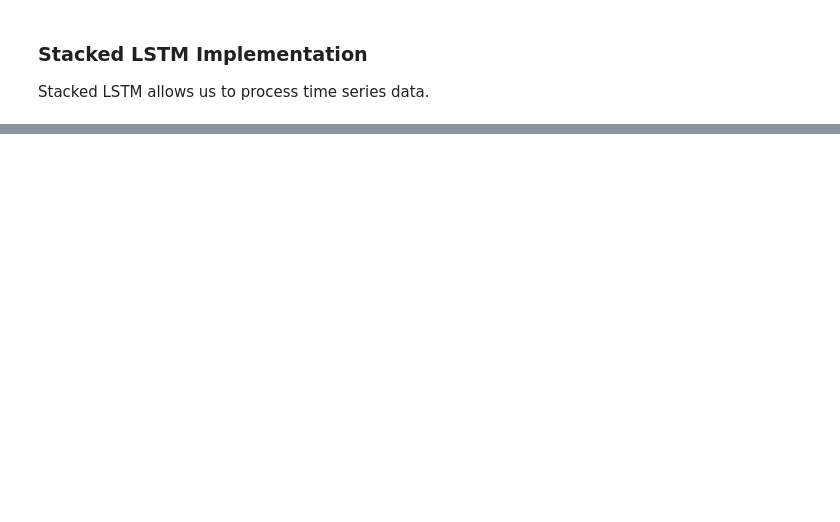
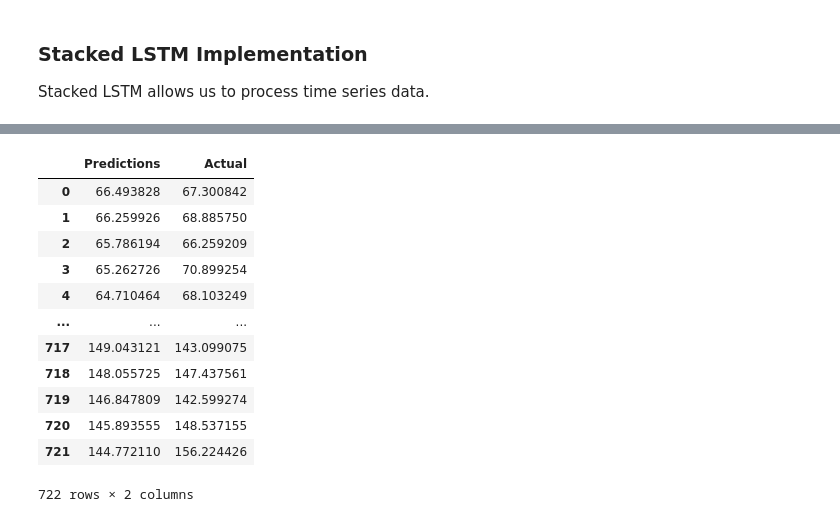
Before and after one commit to raageth/stock-price-prediction, a Jupyter notebook: impl.ipynb, the cells around one changed output, grey strips where cells are left out. Cells and saved outputs as stored; diff of their text form; code cells hidden in the pictures; blank space fills up the shorter version.

```diff
--- a/impl.ipynb
+++ b/impl.ipynb
@@ -150,0 +246,16 @@ ValueError: in user code:
+# %%
+train_results
+# %% [output]
+|  | Predictions | Actual |
+| 0 | 66.493828 | 67.300842 |
+| 1 | 66.259926 | 68.885750 |
+| 2 | 65.786194 | 66.259209 |
+| 3 | 65.262726 | 70.899254 |
+| 4 | 64.710464 | 68.103249 |
+| ... | ... | ... |
+| 717 | 149.043121 | 143.099075 |
+| 718 | 148.055725 | 147.437561 |
+| 719 | 146.847809 | 142.599274 |
+| 720 | 145.893555 | 148.537155 |
+| 721 | 144.772110 | 156.224426 |
+722 rows × 2 columns
```
Also changed, not shown: parts of 28 cells of this notebook.
